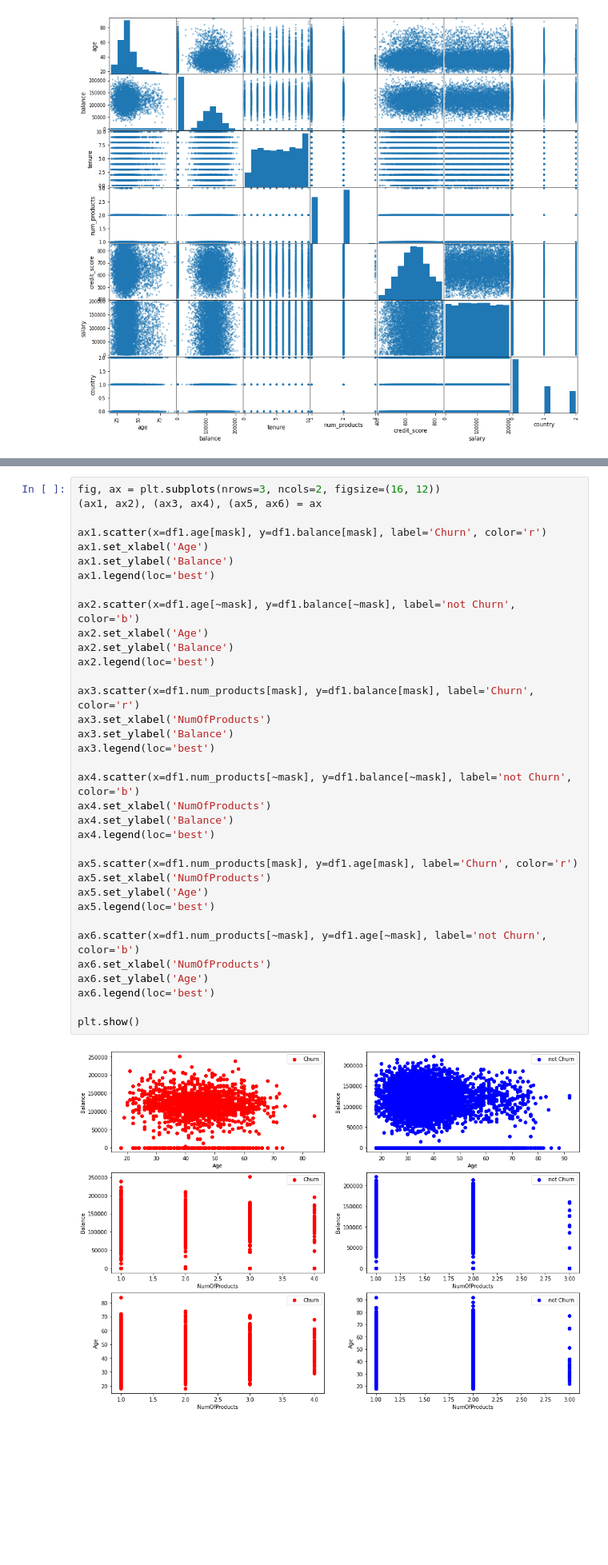
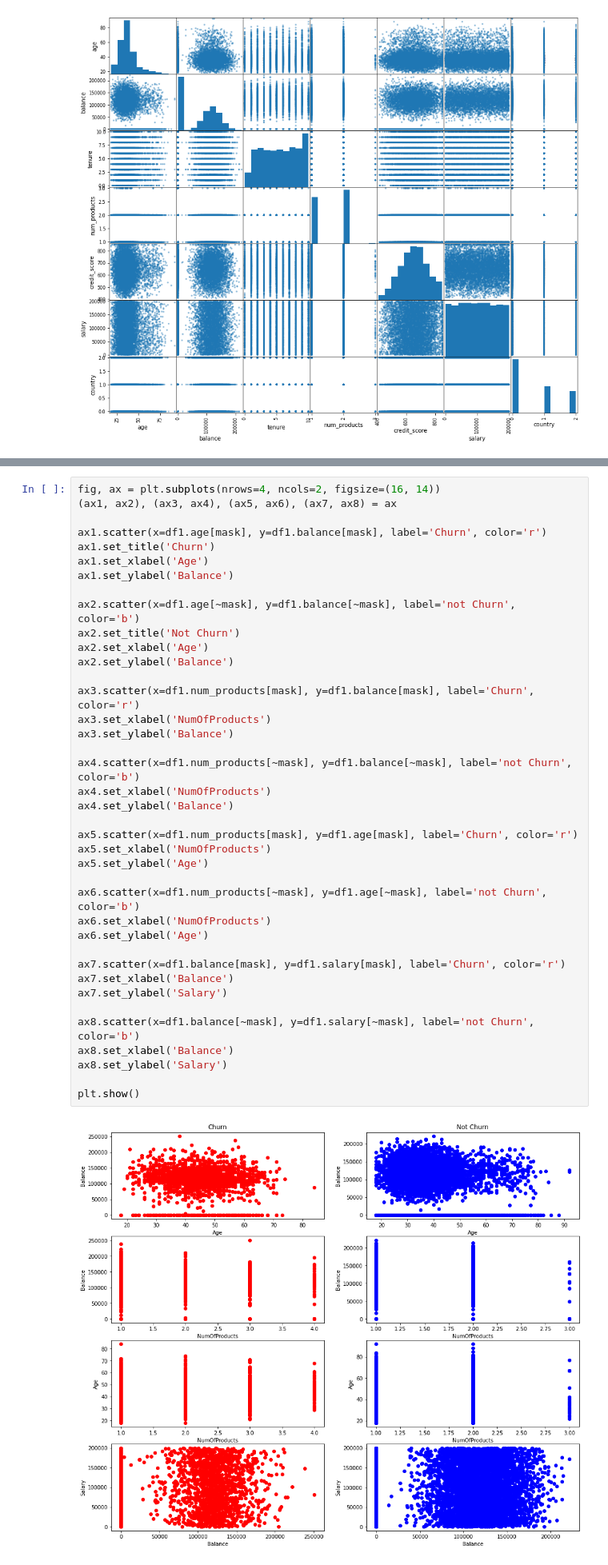
Before and after one commit to gcsantucci/churn_TopBank, a Jupyter notebook: churn_eda.ipynb, the cells around one changed output, grey strips where cells are left out. Shown at 80% size. Saved outputs shown, nothing was run; the diff lists cells and outputs as text; blank space fills up the shorter version.

```diff
--- a/churn_eda.ipynb
+++ b/churn_eda.ipynb
@@ -424,37 +548,41 @@ plt.show()
 # %%
-fig, ax = plt.subplots(nrows=3, ncols=2, figsize=(16, 12))
-(ax1, ax2), (ax3, ax4), (ax5, ax6) = ax
+fig, ax = plt.subplots(nrows=4, ncols=2, figsize=(16, 14))
+(ax1, ax2), (ax3, ax4), (ax5, ax6), (ax7, ax8) = ax
 
 ax1.scatter(x=df1.age[mask], y=df1.balance[mask], label='Churn', color='r')
+ax1.set_title('Churn')
 ax1.set_xlabel('Age')
 ax1.set_ylabel('Balance')
-ax1.legend(loc='best')
 
 ax2.scatter(x=df1.age[~mask], y=df1.balance[~mask], label='not Churn', color='b')
+ax2.set_title('Not Churn')
 ax2.set_xlabel('Age')
 ax2.set_ylabel('Balance')
-ax2.legend(loc='best')
 
 ax3.scatter(x=df1.num_products[mask], y=df1.balance[mask], label='Churn', color='r')
 ax3.set_xlabel('NumOfProducts')
 ax3.set_ylabel('Balance')
-ax3.legend(loc='best')
 
 ax4.scatter(x=df1.num_products[~mask], y=df1.balance[~mask], label='not Churn', color='b')
 ax4.set_xlabel('NumOfProducts')
 ax4.set_ylabel('Balance')
-ax4.legend(loc='best')
 
 ax5.scatter(x=df1.num_products[mask], y=df1.age[mask], label='Churn', color='r')
 ax5.set_xlabel('NumOfProducts')
 ax5.set_ylabel('Age')
-ax5.legend(loc='best')
 
 ax6.scatter(x=df1.num_products[~mask], y=df1.age[~mask], label='not Churn', color='b')
 ax6.set_xlabel('NumOfProducts')
 ax6.set_ylabel('Age')
-ax6.legend(loc='best')
+
+ax7.scatter(x=df1.balance[mask], y=df1.salary[mask], label='Churn', color='r')
+ax7.set_xlabel('Balance')
+ax7.set_ylabel('Salary')
+
+ax8.scatter(x=df1.balance[~mask], y=df1.salary[~mask], label='not Churn', color='b')
+ax8.set_xlabel('Balance')
+ax8.set_ylabel('Salary')
 
 plt.show()
 # %% [output]
-[figure, old version]
+[figure, new version]
```
Also changed, not shown: parts of 39 cells of this notebook, 2 other files.
